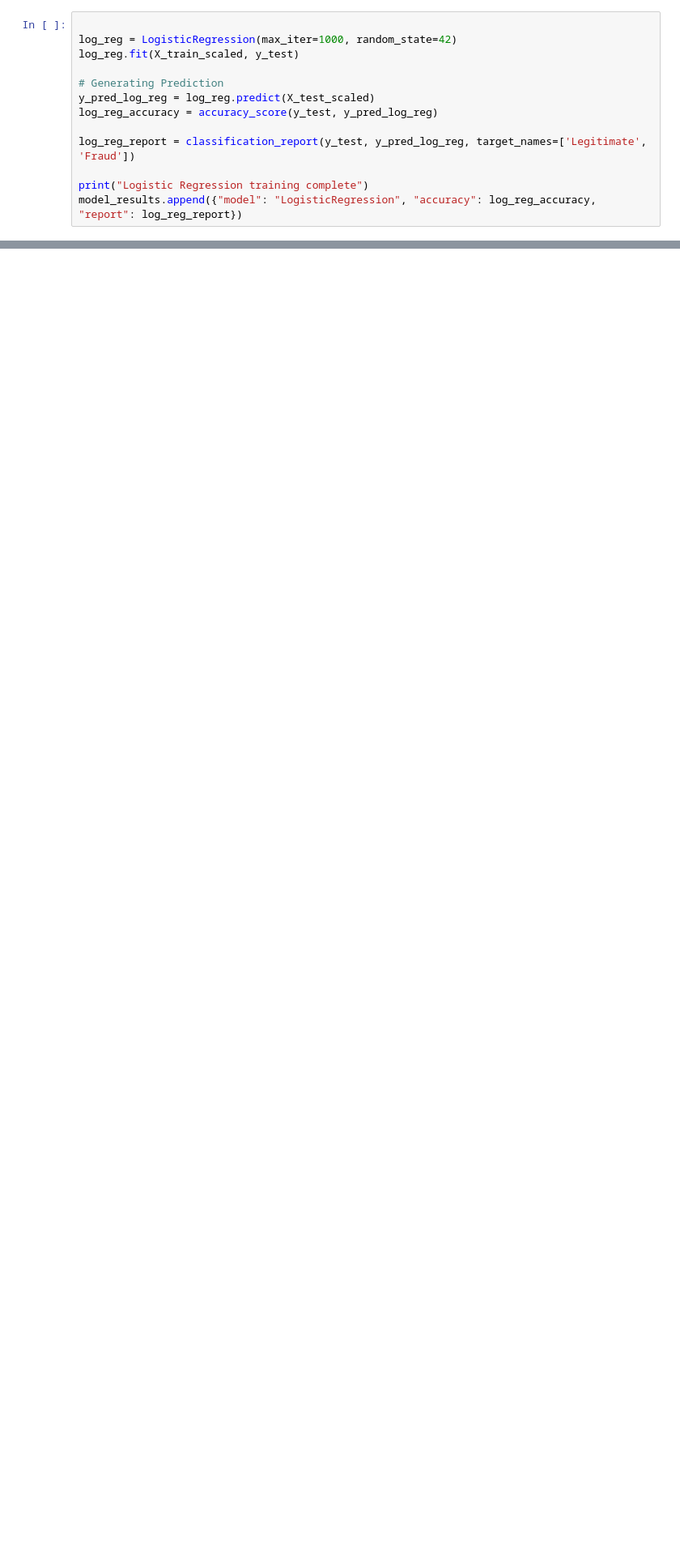
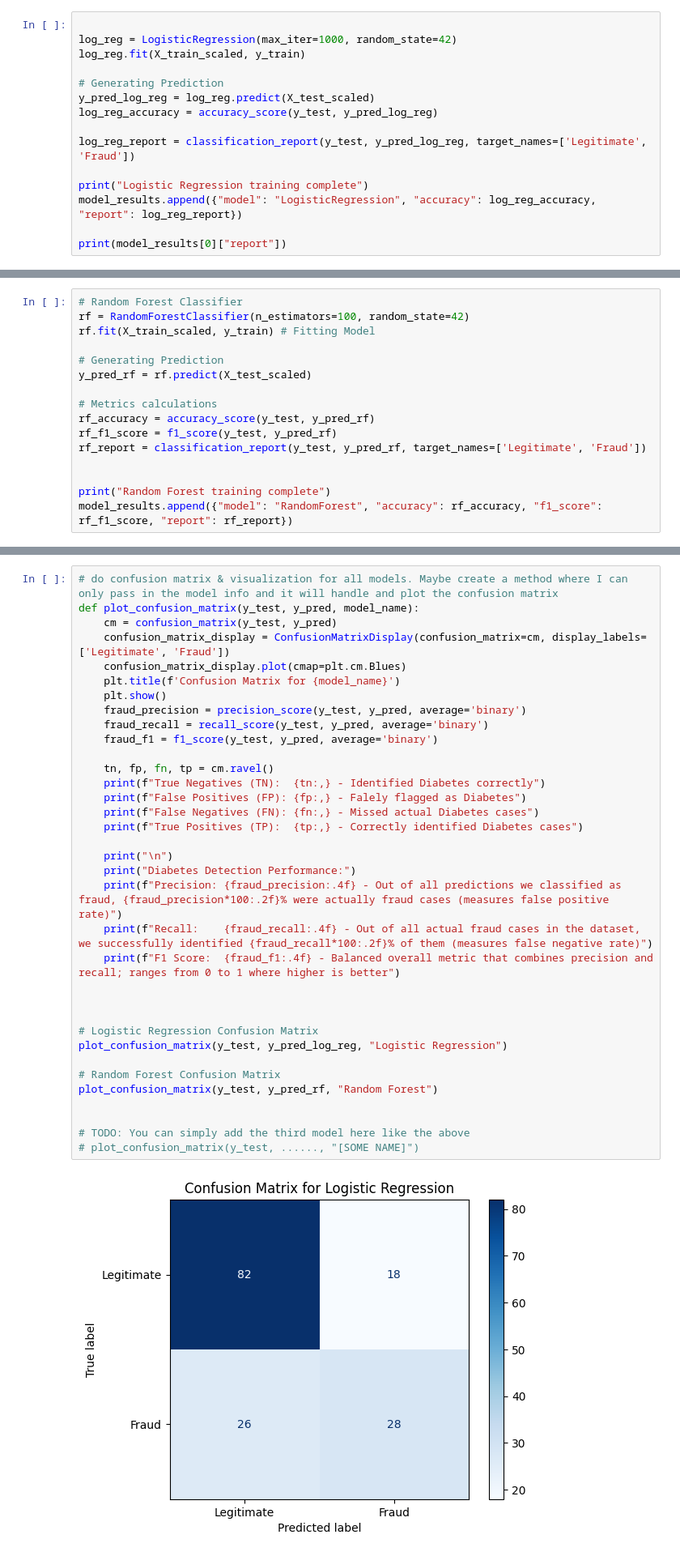
Before and after one commit to Sepehrman/mini-project-2, a Jupyter notebook: notebooks/exploration_and_modelling.ipynb, the cells around one changed output, grey strips where cells are left out. Shown at 81% size. Saved outputs shown, nothing was run; the diff lists cells and outputs as text; blank space fills up the shorter version.

```diff
--- a/notebooks/exploration_and_modelling.ipynb
+++ b/notebooks/exploration_and_modelling.ipynb
@@ -114,7 +125,7 @@ Name: proportion, dtype: float64
 # %%
 
 log_reg = LogisticRegression(max_iter=1000, random_state=42)
-log_reg.fit(X_train_scaled, y_test)
+log_reg.fit(X_train_scaled, y_train)
 
 # Generating Prediction
 y_pred_log_reg = log_reg.predict(X_test_scaled)
@@ -124,4 +135,6 @@ log_reg_report = classification_report(y_test, y_pred_log_reg, target_names=['Le
 
 print("Logistic Regression training complete")
 model_results.append({"model": "LogisticRegression", "accuracy": log_reg_accuracy, "report": log_reg_report})
+
+print(model_results[0]["report"])
 # %% [output]
@@ -128,0 +152,16 @@ ValueError: Found input variables with inconsistent numbers of samples: [614, 15
+# %%
+# Random Forest Classifier
+rf = RandomForestClassifier(n_estimators=100, random_state=42)
+rf.fit(X_train_scaled, y_train) # Fitting Model
+
+# Generating Prediction
+y_pred_rf = rf.predict(X_test_scaled)
+
+# Metrics calculations
+rf_accuracy = accuracy_score(y_test, y_pred_rf)
+rf_f1_score = f1_score(y_test, y_pred_rf)
+rf_report = classification_report(y_test, y_pred_rf, target_names=['Legitimate', 'Fraud'])
+
+
+print("Random Forest training complete")
+model_results.append({"model": "RandomForest", "accuracy": rf_accuracy, "f1_score": rf_f1_score, "report": rf_report})
@@ -132,0 +210,37 @@ ValueError: Found input variables with inconsistent numbers of samples: [614, 15
+# %%
+# do confusion matrix & visualization for all models. Maybe create a method where I can only pass in the model info and it will handle and plot the confusion matrix
+def plot_confusion_matrix(y_test, y_pred, model_name):
+    cm = confusion_matrix(y_test, y_pred)
+    confusion_matrix_display = ConfusionMatrixDisplay(confusion_matrix=cm, display_labels=['Legitimate', 'Fraud'])
+    confusion_matrix_display.plot(cmap=plt.cm.Blues)
+    plt.title(f'Confusion Matrix for {model_name}')
+    plt.show()
+    fraud_precision = precision_score(y_test, y_pred, average='binary')
+    fraud_recall = recall_score(y_test, y_pred, average='binary')
+    fraud_f1 = f1_score(y_test, y_pred, average='binary')
+
+    tn, fp, fn, tp = cm.ravel()
+    print(f"True Negatives (TN):  {tn:,} - Identified Diabetes correctly")
+    print(f"False Positives (FP): {fp:,} - Falely flagged as Diabetes")
+    print(f"False Negatives (FN): {fn:,} - Missed actual Diabetes cases")
+    print(f"True Positives (TP):  {tp:,} - Correctly identified Diabetes cases")
+
+    print("\n")
+    print("Diabetes Detection Performance:")
+    print(f"Precision: {fraud_precision:.4f} - Out of all predictions we classified as fraud, {fraud_precision*100:.2f}% were actually fraud cases (measures false positive rate)")
+    print(f"Recall:    {fraud_recall:.4f} - Out of all actual fraud cases in the dataset, we successfully identified {fraud_recall*100:.2f}% of them (measures false negative rate)")
+    print(f"F1 Score:  {fraud_f1:.4f} - Balanced overall metric that combines precision and recall; ranges from 0 to 1 where higher is better")
+
+
+
+# Logistic Regression Confusion Matrix
+plot_confusion_matrix(y_test, y_pred_log_reg, "Logistic Regression")
+
+# Random Forest Confusion Matrix
+plot_confusion_matrix(y_test, y_pred_rf, "Random Forest")
+
+
+# TODO: You can simply add the third model here like the above
+# plot_confusion_matrix(y_test, ......, "[SOME NAME]")
+# %% [output]
+[figure, added]
```
Also changed, not shown: parts of 12 cells of this notebook.
